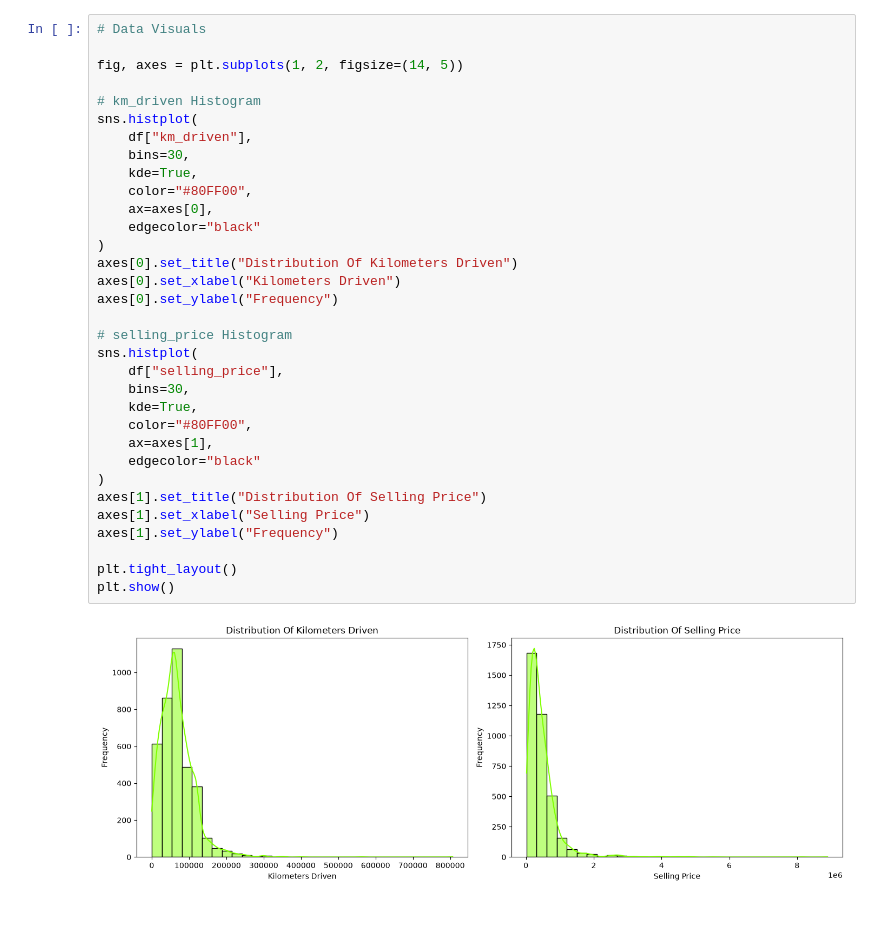
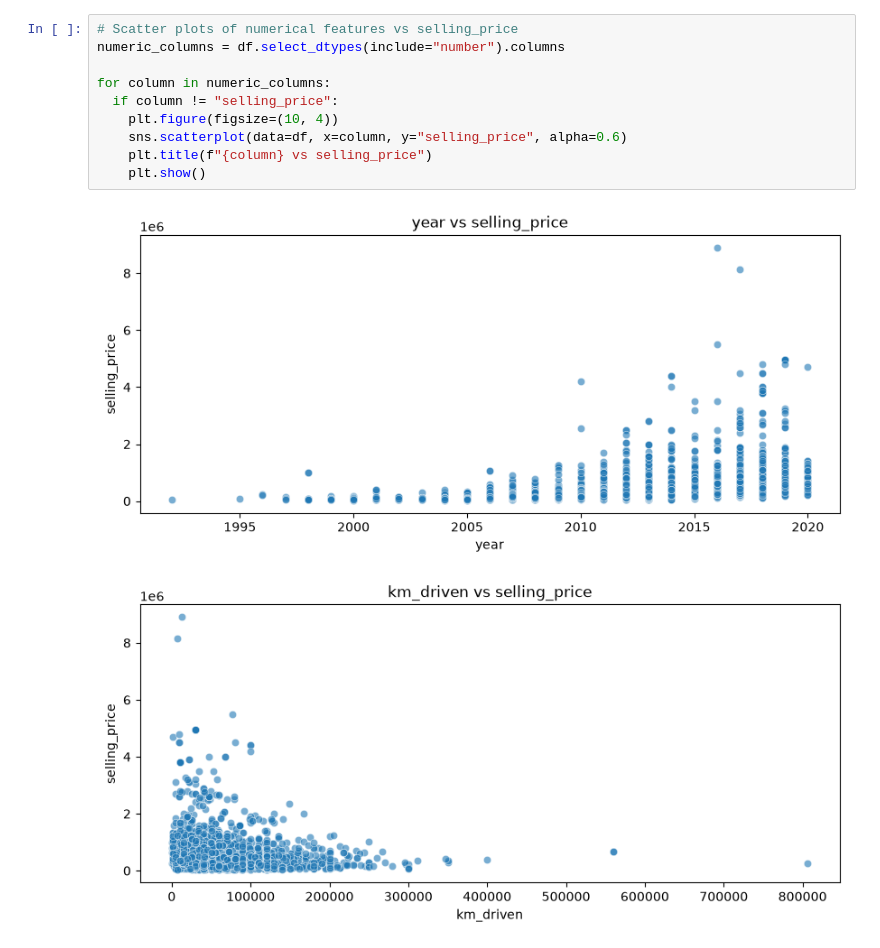
Before and after one commit to mohammed-mehdi-saibat/Car-Price-Predictor, a Jupyter notebook: notebooks/01_exploration.ipynb, the cells around one changed output. Saved outputs shown, nothing was run; the diff lists cells and outputs as text; blank space fills up the shorter version.

```diff
--- a/notebooks/01_exploration.ipynb
+++ b/notebooks/01_exploration.ipynb
@@ -135,35 +172,13 @@ display(df.head())
 # %%
-# Data Visuals
+# Scatter plots of numerical features vs selling_price
+numeric_columns = df.select_dtypes(include="number").columns
 
-fig, axes = plt.subplots(1, 2, figsize=(14, 5))
-
-# km_driven Histogram
-sns.histplot(
-    df["km_driven"],
-    bins=30,
-    kde=True,
-    color="#80FF00",
-    ax=axes[0],
-    edgecolor="black"
-)
-axes[0].set_title("Distribution Of Kilometers Driven")
-axes[0].set_xlabel("Kilometers Driven")
-axes[0].set_ylabel("Frequency")
-
-# selling_price Histogram
-sns.histplot(
-    df["selling_price"],
-    bins=30,
-    kde=True,
-    color="#80FF00",
-    ax=axes[1],
-    edgecolor="black"
-)
-axes[1].set_title("Distribution Of Selling Price")
-axes[1].set_xlabel("Selling Price")
-axes[1].set_ylabel("Frequency")
-
-plt.tight_layout()
-plt.show()
+for column in numeric_columns:
+  if column != "selling_price":
+    plt.figure(figsize=(10, 4))
+    sns.scatterplot(data=df, x=column, y="selling_price", alpha=0.6)
+    plt.title(f"{column} vs selling_price")
+    plt.show()
 # %% [output]
-[figure, old version]
+[figure, new version]
+[figure, added]
```
Also changed, not shown: parts of 11 cells of this notebook, 2 other files.
